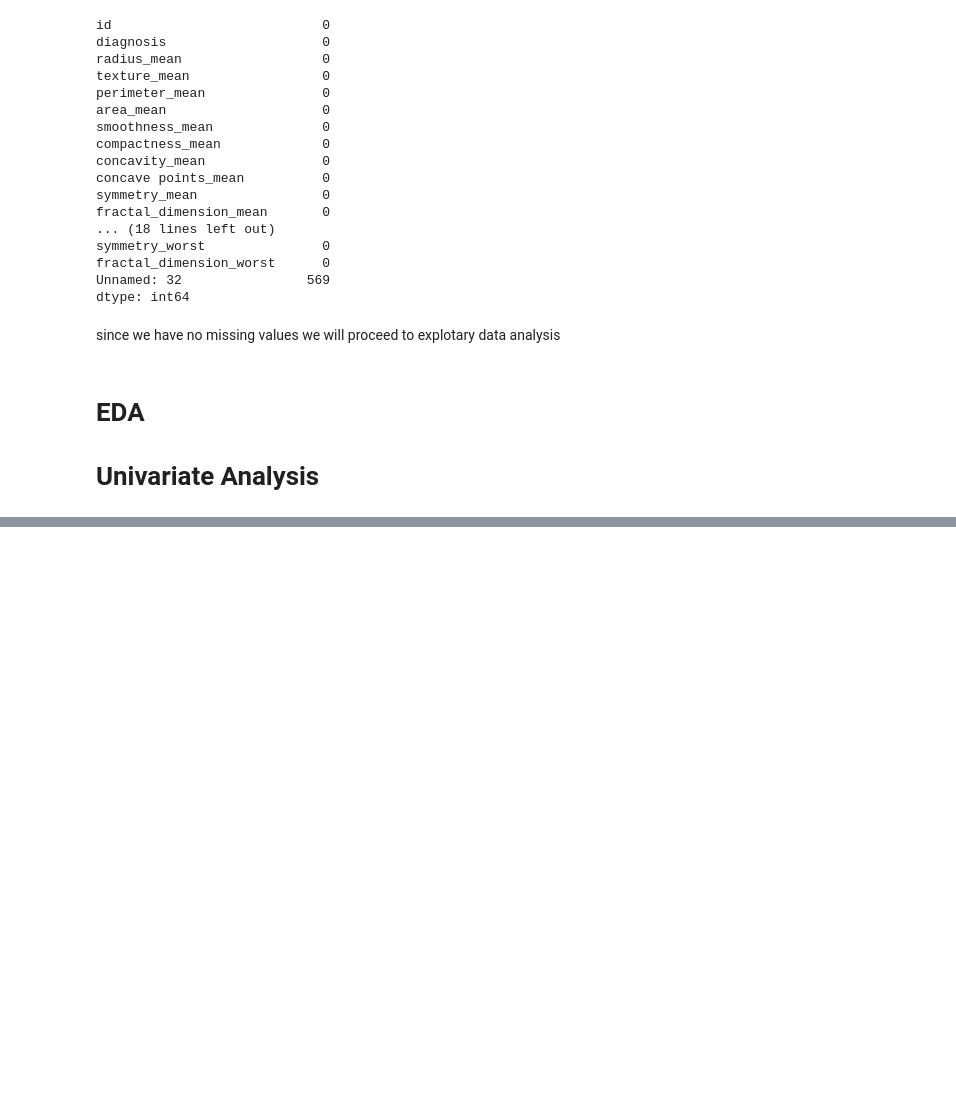
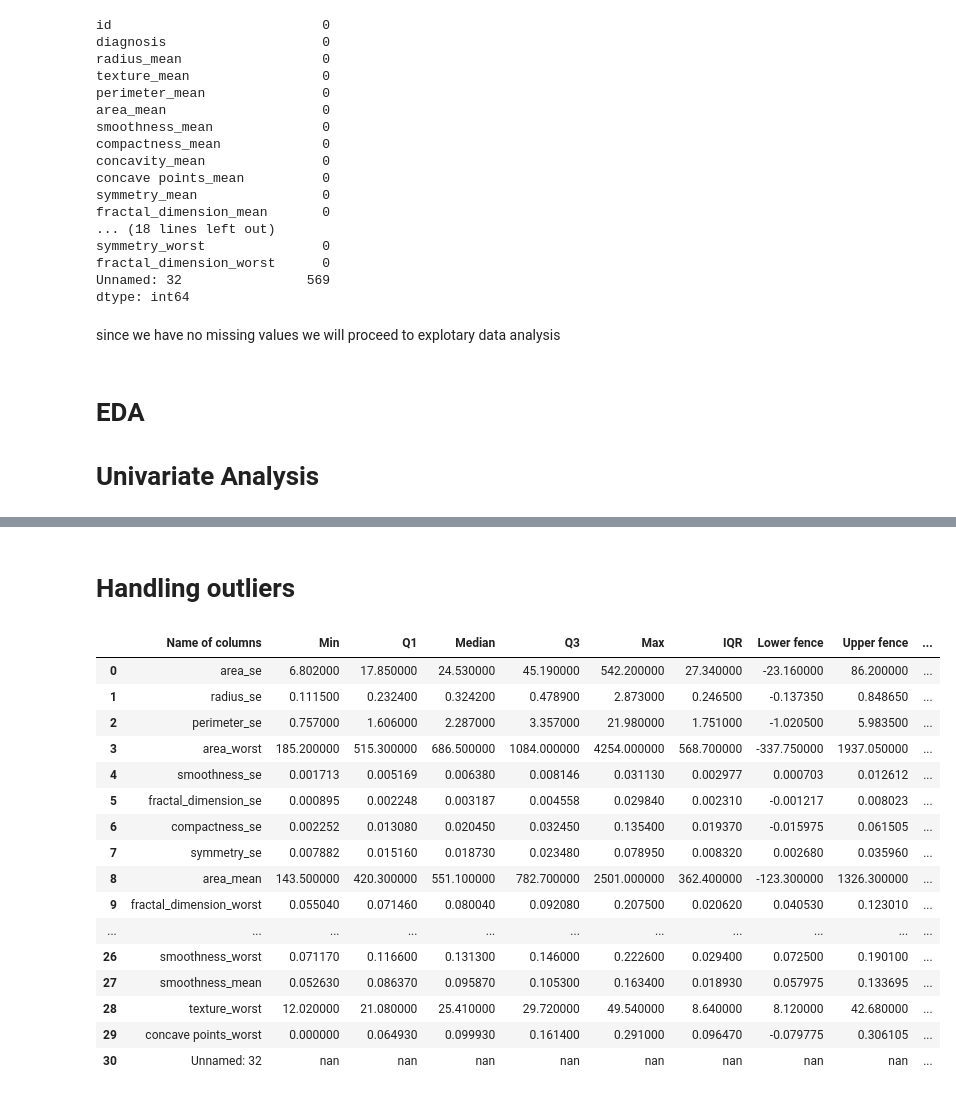
Before and after one commit to Jeremy-Tesh/casual-inference, a Jupyter notebook: notebooks/EDA.ipynb, the cells around one changed output, grey strips where cells are left out. Drawn from its saved outputs; the diff is of its cells as text; code cells hidden in the pictures; blank space fills up the shorter version.

```diff
--- a/notebooks/EDA.ipynb
+++ b/notebooks/EDA.ipynb
@@ -81,0 +165,25 @@ since we have no missing values we will proceed to explotary data analysis
+# %% [markdown]
+# Handling outliers
+# %%
+outlier_handler = DfOutlier(df)
+columns = df.select_dtypes('float64').columns.tolist()
+df_ = outlier_handler.getOverview(columns)
+vs.view_df(df_, ['Min', 'Q1', 'Median', "Q3", "Max", "IQR", "Lower fence", "Upper fence", "Skew", "Number_of_outliers"])
+# %% [output]
+|  | Name of columns | Min | Q1 | Median | Q3 | Max | IQR | Lower fence | Upper fence | ... |
+| 0 | area_se | 6.802000 | 17.850000 | 24.530000 | 45.190000 | 542.200000 | 27.340000 | -23.160000 | 86.200000 | ... |
+| 1 | radius_se | 0.111500 | 0.232400 | 0.324200 | 0.478900 | 2.873000 | 0.246500 | -0.137350 | 0.848650 | ... |
+| 2 | perimeter_se | 0.757000 | 1.606000 | 2.287000 | 3.357000 | 21.980000 | 1.751000 | -1.020500 | 5.983500 | ... |
+| 3 | area_worst | 185.200000 | 515.300000 | 686.500000 | 1084.000000 | 4254.000000 | 568.700000 | -337.750000 | 1937.050000 | ... |
+| 4 | smoothness_se | 0.001713 | 0.005169 | 0.006380 | 0.008146 | 0.031130 | 0.002977 | 0.000703 | 0.012612 | ... |
+| 5 | fractal_dimension_se | 0.000895 | 0.002248 | 0.003187 | 0.004558 | 0.029840 | 0.002310 | -0.001217 | 0.008023 | ... |
+| 6 | compactness_se | 0.002252 | 0.013080 | 0.020450 | 0.032450 | 0.135400 | 0.019370 | -0.015975 | 0.061505 | ... |
+| 7 | symmetry_se | 0.007882 | 0.015160 | 0.018730 | 0.023480 | 0.078950 | 0.008320 | 0.002680 | 0.035960 | ... |
+| 8 | area_mean | 143.500000 | 420.300000 | 551.100000 | 782.700000 | 2501.000000 | 362.400000 | -123.300000 | 1326.300000 | ... |
+| 9 | fractal_dimension_worst | 0.055040 | 0.071460 | 0.080040 | 0.092080 | 0.207500 | 0.020620 | 0.040530 | 0.123010 | ... |
+| ... | ... | ... | ... | ... | ... | ... | ... | ... | ... | ... |
+| 26 | smoothness_worst | 0.071170 | 0.116600 | 0.131300 | 0.146000 | 0.222600 | 0.029400 | 0.072500 | 0.190100 | ... |
+| 27 | smoothness_mean | 0.052630 | 0.086370 | 0.095870 | 0.105300 | 0.163400 | 0.018930 | 0.057975 | 0.133695 | ... |
+| 28 | texture_worst | 12.020000 | 21.080000 | 25.410000 | 29.720000 | 49.540000 | 8.640000 | 8.120000 | 42.680000 | ... |
+| 29 | concave points_worst | 0.000000 | 0.064930 | 0.099930 | 0.161400 | 0.291000 | 0.096470 | -0.079775 | 0.306105 | ... |
+| 30 | Unnamed: 32 | nan | nan | nan | nan | nan | nan | nan | nan | ... |
```
Also changed, not shown: parts of 13 cells of this notebook, 5 other files.
